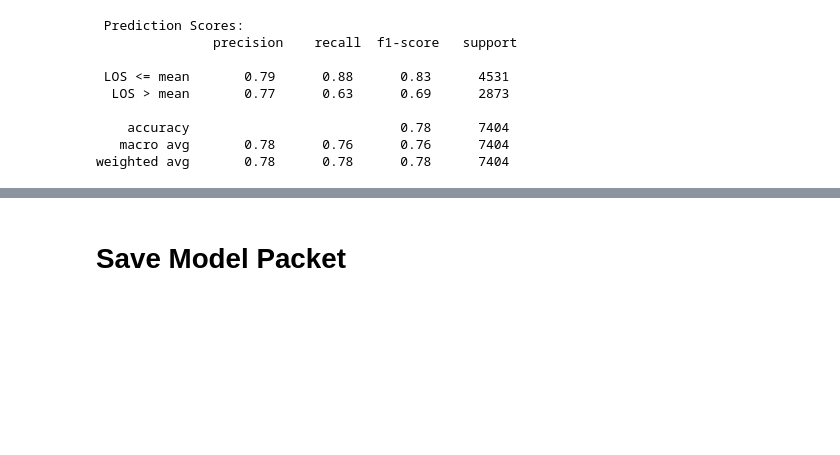
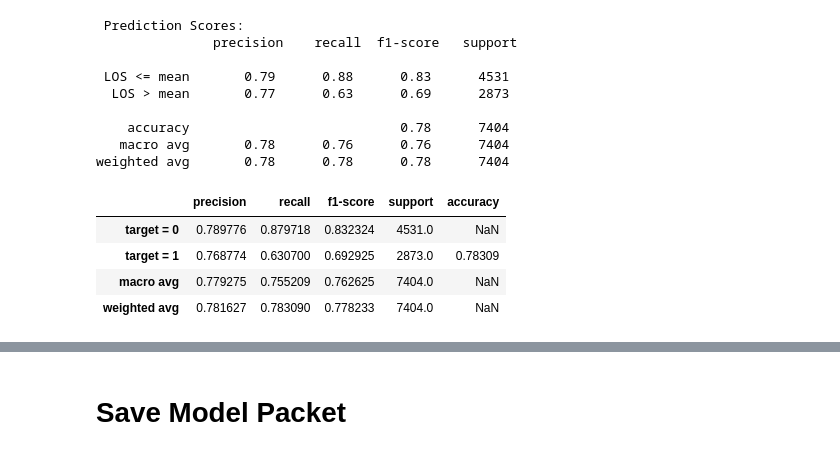
Before and after one commit to KenSciResearch/fairMLHealth, a Jupyter notebook: fairMLHealth/tutorial_and_examples/generate_binary_models.ipynb, the cells around one changed output, grey strips where cells are left out. Cells and saved outputs as stored; diff of their text form; code cells hidden in the pictures; blank space fills up the shorter version.

Commit message:
added tests and fixed bugs

```diff
--- a/fairMLHealth/tutorial_and_examples/generate_binary_models.ipynb
+++ b/fairMLHealth/tutorial_and_examples/generate_binary_models.ipynb
@@ -303,3 +303,26 @@ print("\n", "Prediction Scores:", "\n",
     accuracy                           0.78      7404
    macro avg       0.78      0.76      0.76      7404
 weighted avg       0.78      0.78      0.78      7404
+# %%
+def report_scikit(y_true, y_pred):
+    """ Returns a formatted dataframe of the scikit-learn classification report
+
+    Args:
+        y_true (scikit-compatible array): target values
+        y_pred (scikit-compatible array): prediction values
+    """
+    report = sk_metrics.classification_report(y_true, y_pred, output_dict=True,
+                                    target_names=['target = 0', 'target = 1'])
+    report = pd.DataFrame(report).transpose()
+    accuracy = report.loc['accuracy',:]
+    report.drop('accuracy', inplace=True)
+    report.loc['target = 1', 'accuracy'] = accuracy[0]
+    return(report)
+# %%
+report_scikit(y_test, y_pred_xgb)
+# %% [output]
+|  | precision | recall | f1-score | support | accuracy |
+| target = 0 | 0.789776 | 0.879718 | 0.832324 | 4531.0 | NaN |
+| target = 1 | 0.768774 | 0.630700 | 0.692925 | 2873.0 | 0.78309 |
+| macro avg | 0.779275 | 0.755209 | 0.762625 | 7404.0 | NaN |
+| weighted avg | 0.781627 | 0.783090 | 0.778233 | 7404.0 | NaN |
```
Also changed, not shown: parts of 3 cells of this notebook, 5 other files.
